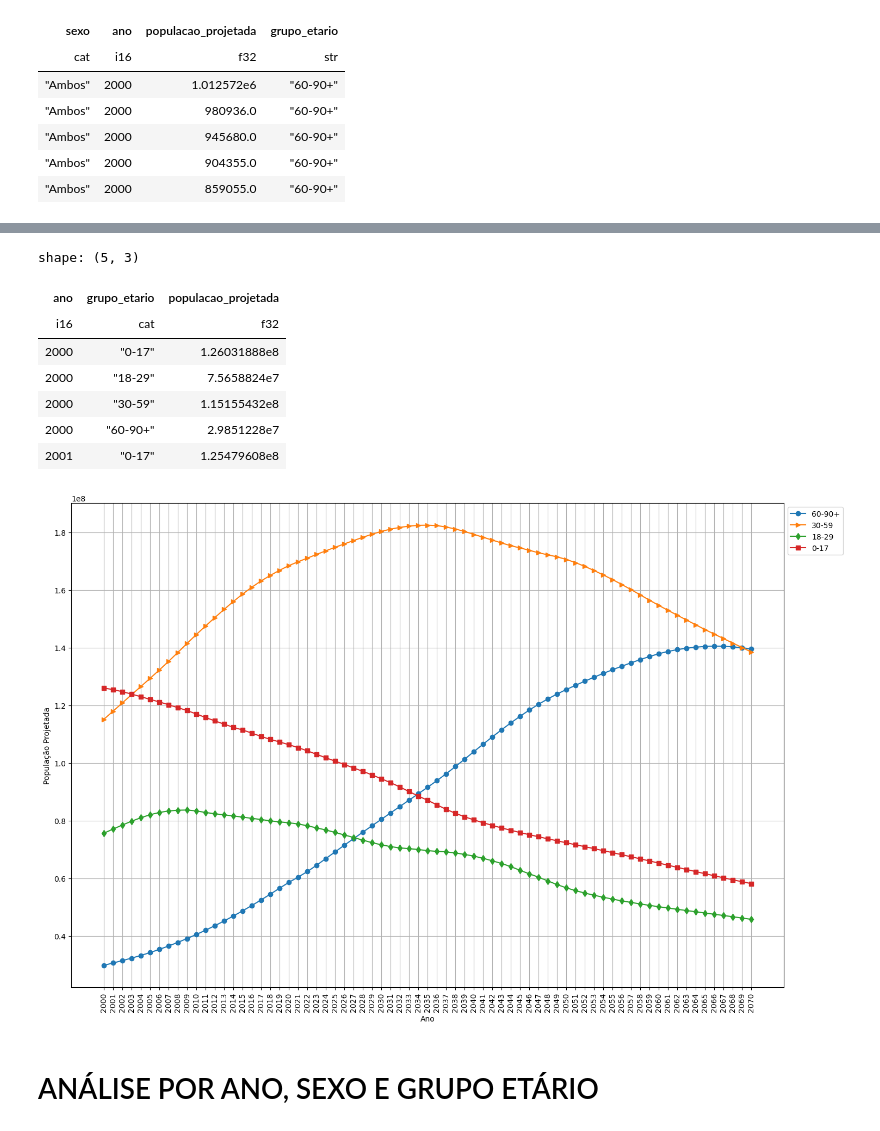
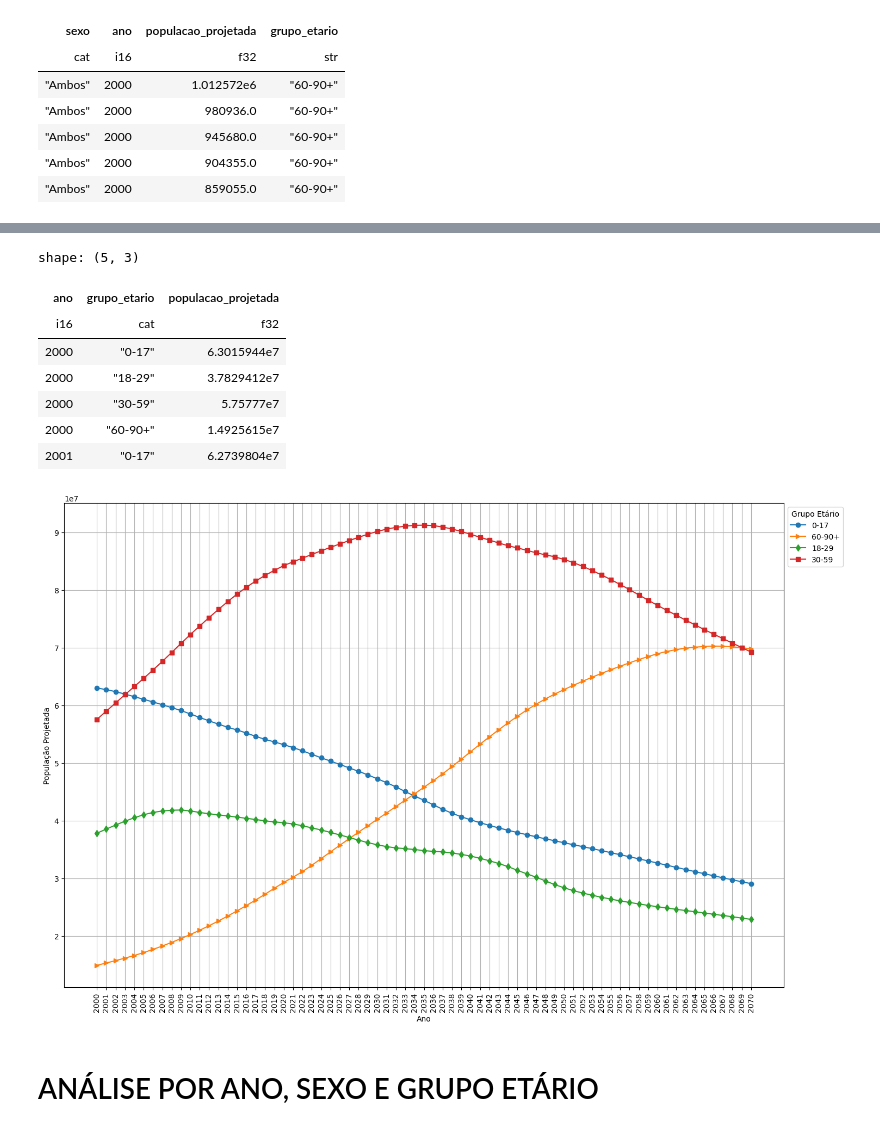
Before and after one commit to LazaroDamasceno/Rascunho-Artigo, a Jupyter notebook: analise_dados/projecao_populaco_ibge/projecao_populacao.ipynb, the cells around one changed output, grey strips where cells are left out. Saved outputs shown, nothing was run; the diff lists cells and outputs as text; code cells hidden in the pictures.

```diff
--- a/analise_dados/projecao_populaco_ibge/projecao_populacao.ipynb
+++ b/analise_dados/projecao_populaco_ibge/projecao_populacao.ipynb
@@ -229,11 +229,9 @@ shape: (5, 4)
 | "Ambos" | 2000 | 904355.0 | "60-90+" |
 | "Ambos" | 2000 | 859055.0 | "60-90+" |
 # %%
-df_ano_ge = pl.concat(
+df_concat = pl.concat(
     [df_menor, df_jovem_adulto, df_adulto, df_idoso],
     how='vertical'
-).group_by(['ano', 'grupo_etario']).agg(
-    pl.col('populacao_projetada').sum()
 ).with_columns(
     pl.col('grupo_etario').cast(pl.Categorical)
-).sort(['ano', 'grupo_etario'], descending=False)
+)
@@ -240,38 +249,46 @@ df_ano_ge = pl.concat(
+# %%
+df_ano_ge = df_concat.filter(
+    pl.col('sexo') == 'Ambos'
+).group_by(['ano', 'grupo_etario']).agg(
+    pl.col('populacao_projetada').sum()
+).with_columns(
+    pl.col('grupo_etario').cast(pl.Categorical)
+).sort(['ano', 'grupo_etario'], descending=False)
 # %%
 df_ano_ge.head()
 # %% [output]
 shape: (5, 3)
 | ano | grupo_etario | populacao_projetada |
 | i16 | cat | f32 |
-| 2000 | "0-17" | 1.26031888e8 |
-| 2000 | "18-29" | 7.5658824e7 |
-| 2000 | "30-59" | 1.15155432e8 |
-| 2000 | "60-90+" | 2.9851228e7 |
-| 2001 | "0-17" | 1.25479608e8 |
+| 2000 | "0-17" | 6.3015944e7 |
+| 2000 | "18-29" | 3.7829412e7 |
+| 2000 | "30-59" | 5.75777e7 |
+| 2000 | "60-90+" | 1.4925615e7 |
+| 2001 | "0-17" | 6.2739804e7 |
 # %%
 fig, ax = plt.subplots(figsize=(15, 10))
 
 marcadores = ['o', '>', 'd', 's']
 
 for (ge, grupo), marcador in zip(df_ano_ge.group_by('grupo_etario'), marcadores):
     plt.plot(
         grupo.select('ano'),
         grupo.select('populacao_projetada'),
         label=ge,
         marker=marcador
     )
 
 ax.tick_params('x', rotation=90)
 ax.set_xticks(anos)
 ax.grid()
-ax.legend(loc='upper left', bbox_to_anchor=(1, 1))
+ax.legend(title='Grupo Etário', loc='upper left', bbox_to_anchor=(1, 1))
 ax.set_ylabel('População Projetada')
 ax.set_xlabel('Ano')
 
 plt.tight_layout()
 fig.savefig('projecao_populacao_ano_grupo_etario.png', dpi=300, bbox_inches='tight')
 plt.show()
 # %% [output]
-[figure, old version]
+[figure, new version]
 # %% [markdown]
 # ANÁLISE POR ANO, SEXO E GRUPO ETÁRIO
```
Also changed, not shown: parts of 7 cells of this notebook, 14 other files.
